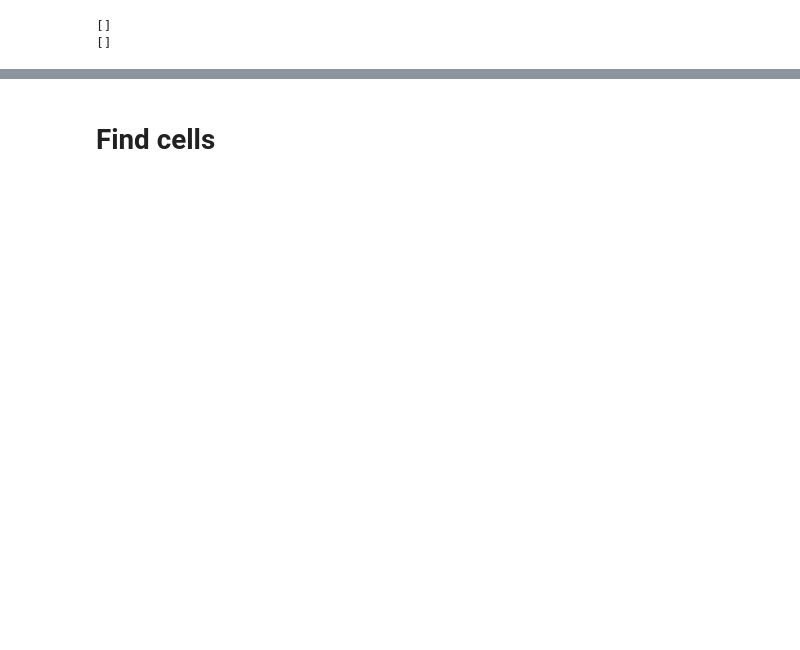
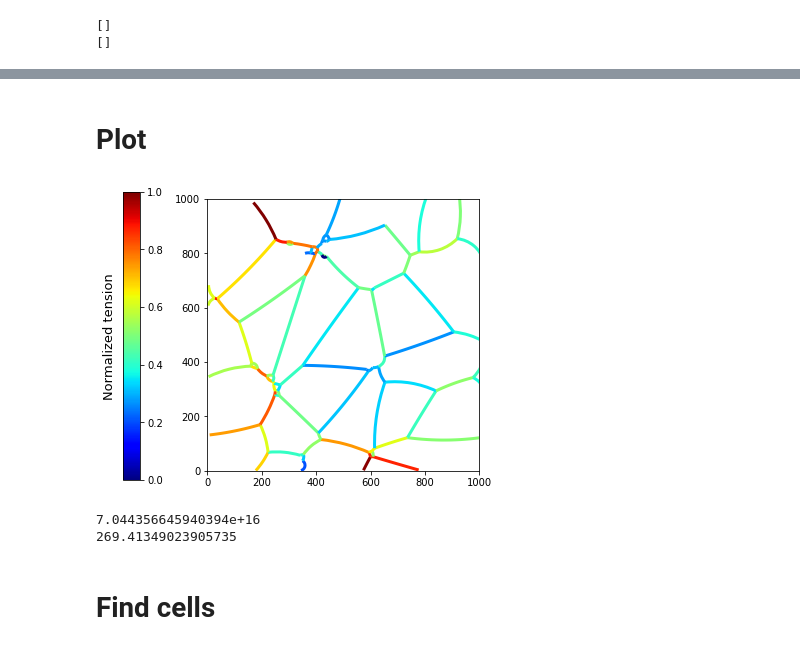
Before and after one commit to AllenCellModeling/DLITE, a Jupyter notebook: notebooks/Concise_format.ipynb, the cells around one changed output, grey strips where cells are left out. Saved outputs shown, nothing was run; the diff lists cells and outputs as text; code cells hidden in the pictures; blank space fills up the shorter version.

```diff
--- a/notebooks/Concise_format.ipynb
+++ b/notebooks/Concise_format.ipynb
@@ -106,2 +76,19 @@ array([3, 3, 3, 3, 3, 3, 3, 3, 3, 3, 3, 3, 3, 3, 3, 3, 3, 3, 3, 3, 3, 3,
+# %% [markdown]
+# Plot
+# %%
+# Plot
+import pylab
+import matplotlib.pyplot as plt
+fig, ax = plt.subplots(1,1,figsize=(8,5))
+col1.plot_tensions(ax, fig, tensions)
+# %% [output]
+[figure, added]
+# %%
+import numpy.linalg as la
+print(la.cond(P_P))
+print(la.cond(P_T))
+# %% [output]
+7.044356645940394e+16
+269.41349023905735
 # %% [markdown]
 # Find cells
```
Also changed, not shown: parts of 34 cells of this notebook, 4 other files.
